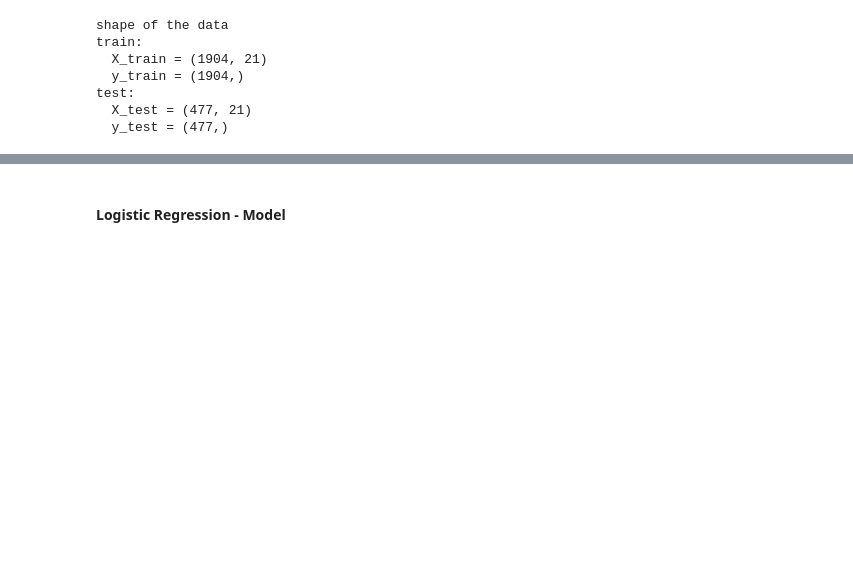
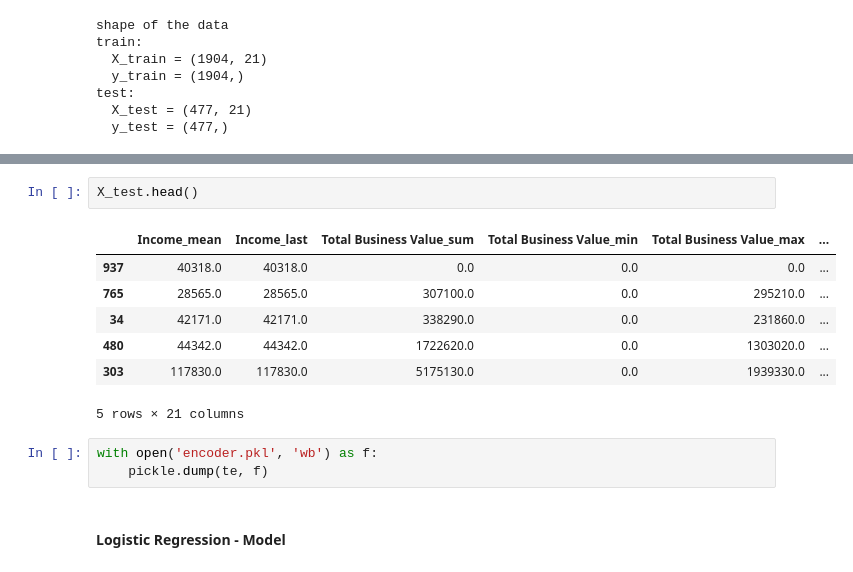
Before and after one commit to PraveenAllam93/data_science_business_cases, a Jupyter notebook: employee churn/model.ipynb, the cells around one changed output, grey strips where cells are left out. Saved outputs shown, nothing was run; the diff lists cells and outputs as text; blank space fills up the shorter version.

```diff
--- a/employee churn/model.ipynb
+++ b/employee churn/model.ipynb
@@ -107,3 +122,16 @@ X_test = te.transform(X_test)
+# %%
+X_test.head()
+# %% [output]
+|  | Income_mean | Income_last | Total Business Value_sum | Total Business Value_min | Total Business Value_max | ... |
+| 937 | 40318.0 | 40318.0 | 0.0 | 0.0 | 0.0 | ... |
+| 765 | 28565.0 | 28565.0 | 307100.0 | 0.0 | 295210.0 | ... |
+| 34 | 42171.0 | 42171.0 | 338290.0 | 0.0 | 231860.0 | ... |
+| 480 | 44342.0 | 44342.0 | 1722620.0 | 0.0 | 1303020.0 | ... |
+| 303 | 117830.0 | 117830.0 | 5175130.0 | 0.0 | 1939330.0 | ... |
+5 rows × 21 columns
+# %%
+with open('encoder.pkl', 'wb') as f:
+    pickle.dump(te, f)
 # %% [markdown]
 #### Logistic Regression - Model
 # %% [markdown]
```
Also changed, not shown: parts of 4 cells of this notebook, 3 other files.
